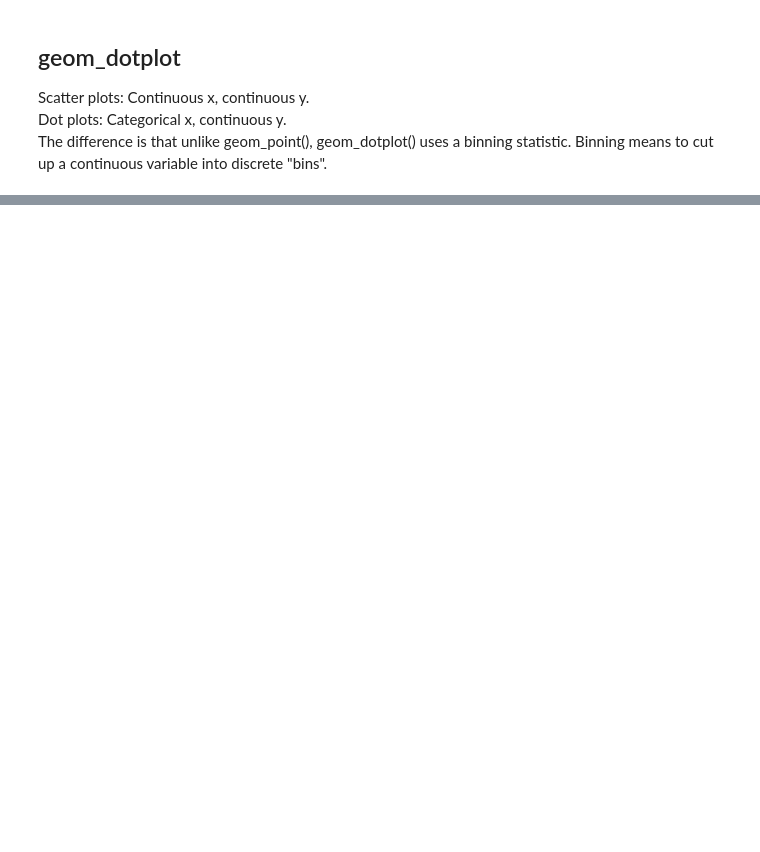
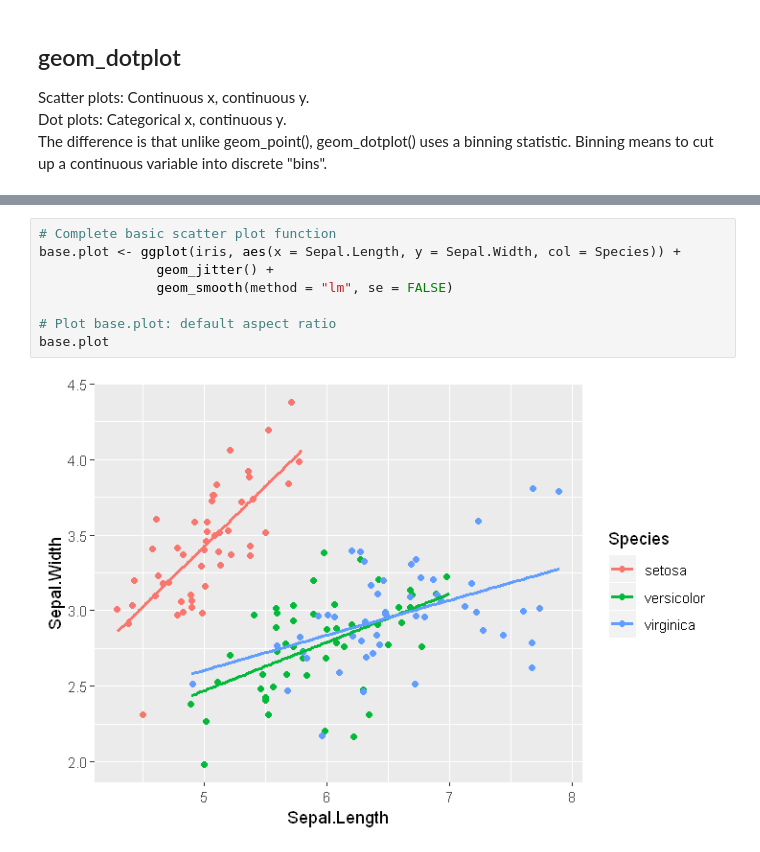
Before and after one commit to KarinRoe/R_datacamp, a Jupyter notebook: Data_visiualisation_with_ggplot2.ipynb, the cells around one changed output, grey strips where cells are left out. Drawn from its saved outputs; the diff is of its cells as text; blank space fills up the shorter version.

```diff
--- a/Data_visiualisation_with_ggplot2.ipynb
+++ b/Data_visiualisation_with_ggplot2.ipynb
@@ -300,0 +343,10 @@ qplot(
+# %%
+# Complete basic scatter plot function
+base.plot <- ggplot(iris, aes(x = Sepal.Length, y = Sepal.Width, col = Species)) +
+               geom_jitter() +
+               geom_smooth(method = "lm", se = FALSE)
+
+# Plot base.plot: default aspect ratio
+base.plot
+# %% [output]
+[figure, added]
```
Also changed, not shown: parts of 106 cells of this notebook.
